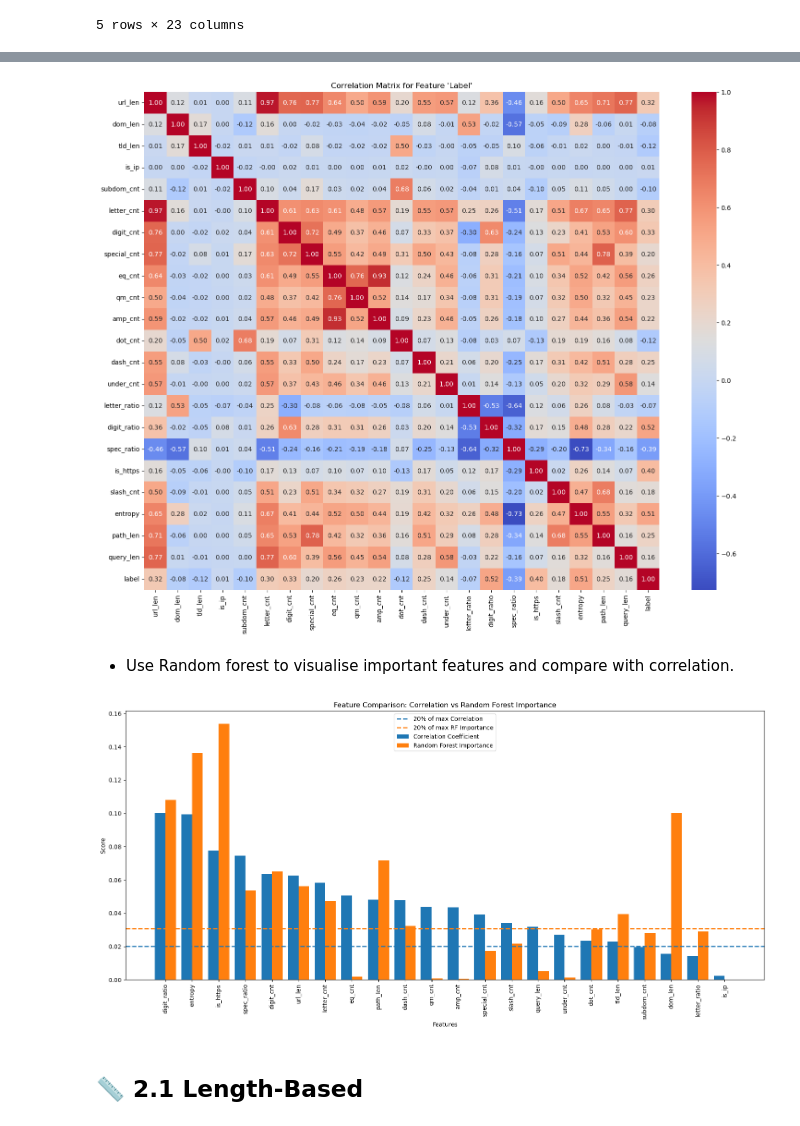
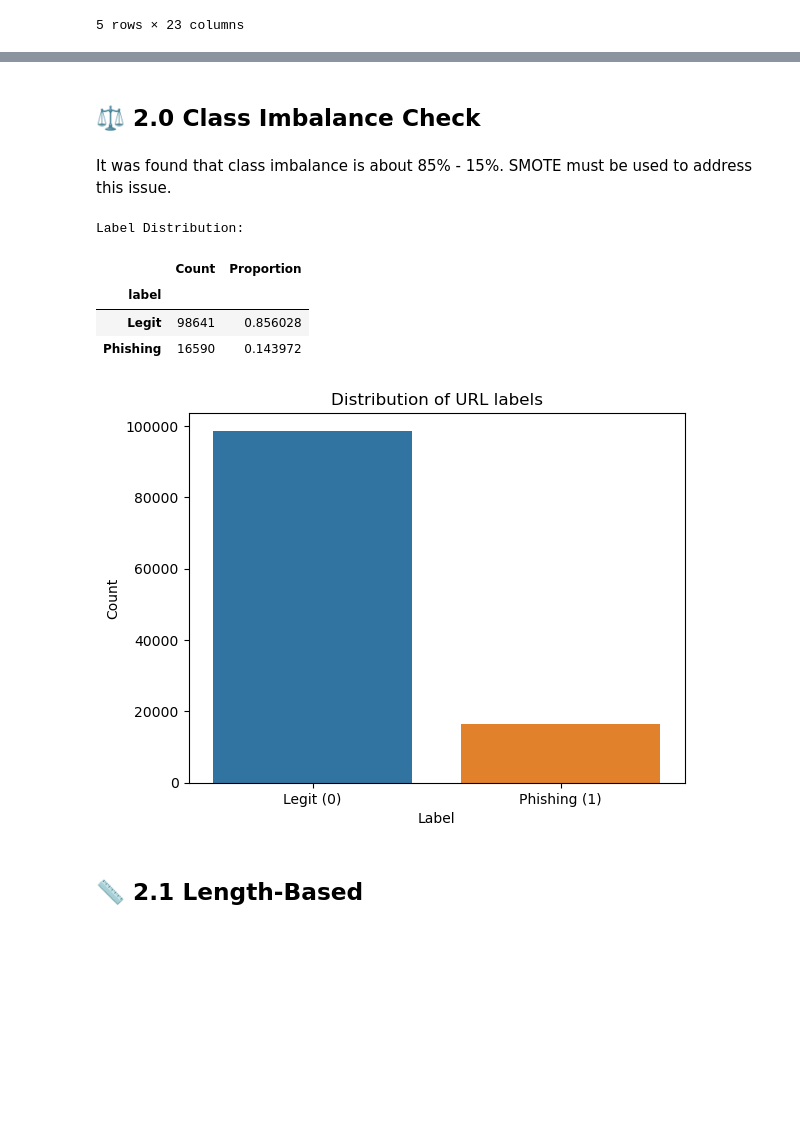
Before and after one commit to QMathsdude/phishing-url-detector, a Jupyter notebook: notebooks/01_EDA.ipynb, the cells around one changed output, grey strips where cells are left out. Drawn from its saved outputs; the diff is of its cells as text; code cells hidden in the pictures; blank space fills up the shorter version.

```diff
--- a/notebooks/01_EDA.ipynb
+++ b/notebooks/01_EDA.ipynb
@@ -291,49 +240,29 @@ letter_ratio                 0.074389                    0.028935
-# %%
-# Plot correlation heatmap
-plt.figure(figsize=(18, 14))
-sns.heatmap(df_filter.corr(), annot=True, cmap='coolwarm', fmt='.2f')
-plt.title("Correlation Matrix for Feature 'Label'")
-plt.show()
-# %% [output]
-[figure, removed]
-# %% [markdown]
-- Use Random forest to visualise important features and compare with correlation.
-# %%
-# Remove target itself from correlation list
-correlations_without_label = correlations.drop('label')
-
-# Create a DataFrame for comparison
-comparison_df = pd.DataFrame({
-    'Feature': correlations_without_label.index,
-    'Correlation_Normalised': correlations_without_label.values / correlations_without_label.sum(),
-    'RF_Importance': rf_importance.reindex(correlations_without_label.index).fillna(0).values
-})
-
-# Plot
-plt.figure(figsize=(16,8))
-bar_width = 0.4
-indices = np.arange(len(comparison_df))
-
-# Bar graph
-plt.bar(indices - bar_width/2, comparison_df['Correlation_Normalised'], width=bar_width, label='Correlation Coefficient')
-plt.bar(indices + bar_width/2, comparison_df['RF_Importance'], width=bar_width, label='Random Forest Importance')
-
-# Dotted horizontal line (20% of maximum feature importance)
-threshold_co = comparison_df['Correlation_Normalised'].max() * 0.2
-threshold_rf = comparison_df['RF_Importance'].max() * 0.2
-
-plt.axhline(y=threshold_co, color='C0', linestyle='--', linewidth=2, label='20% of max Correlation')
-plt.axhline(y=threshold_rf, color='C1', linestyle='--', linewidth=2, label='20% of max RF Importance')
-
-plt.xticks(indices, comparison_df['Feature'], rotation=90)
-plt.xlabel('Features')
-plt.ylabel('Score')
-plt.title('Feature Comparison: Correlation vs Random Forest Importance')
-plt.legend(loc='upper center')
-plt.tight_layout()
-plt.show()
-# %% [output]
-[figure, removed]
+# %% [markdown]
+## ⚖️ 2.0 Class Imbalance Check
+# %% [markdown]
+It was found that class imbalance is about 85% - 15%. SMOTE must be used to address this issue.
+# %%
+# Target variable = 'label'
+print("Label Distribution:")
+display(pd.DataFrame({
+    'Count': df_filter['label'].value_counts(),
+    'Proportion': df_filter['label'].value_counts(normalize=True)
+}).rename(index={0:'Legit', 1:'Phishing'}))
+
+# Plot
+sns.countplot(x='label', data=df_filter, hue='label', legend=False)
+plt.xlabel('Label')
+plt.ylabel('Count')
+plt.xticks(ticks=[0, 1], labels=['Legit (0)', 'Phishing (1)'])
+plt.title('Distribution of URL labels')
+plt.show()
+# %% [output]
+Label Distribution:
+|  | Count | Proportion |
+| label |  |  |
+| Legit | 98641 | 0.856028 |
+| Phishing | 16590 | 0.143972 |
+[figure, added]
 # %% [markdown]
 ## 📏 2.1 Length-Based
 # %% [markdown]
```
Also changed, not shown: parts of 54 cells of this notebook.
